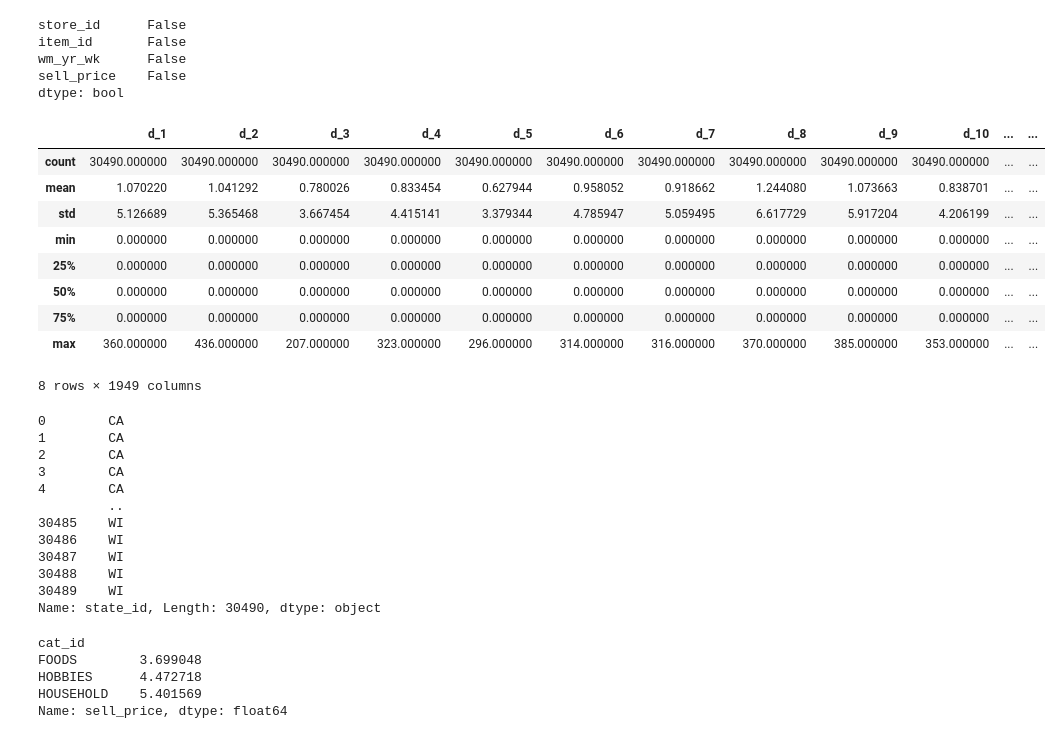
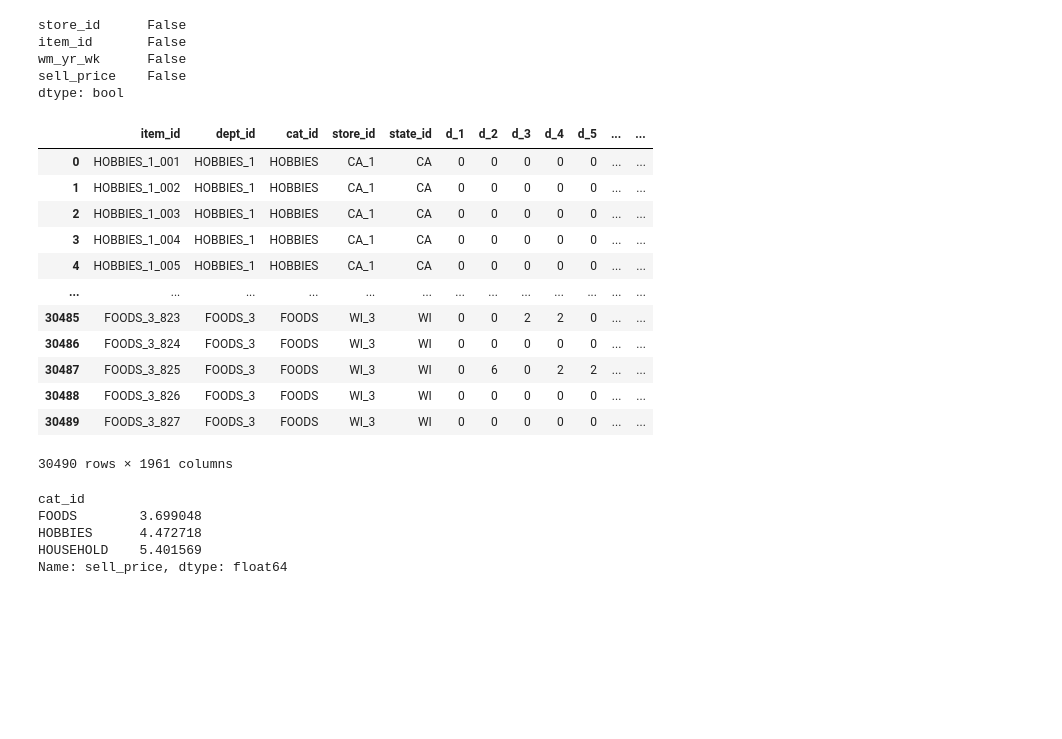
Before and after one commit to janiceivana/DS_05, a Jupyter notebook: New Data Analysis.ipynb, the cells around one changed output. Saved outputs shown, nothing was run; the diff lists cells and outputs as text; code cells hidden in the pictures; blank space fills up the shorter version.

```diff
--- a/New Data Analysis.ipynb
+++ b/New Data Analysis.ipynb
@@ -253,37 +258,25 @@ dtype: bool
 # %%
-sales_cols = ['item_id', 'store_id','state_id','cat_id','dept_id'] + [f'd_{i}' for i in range(1, 1942)]
+sales_cols = ['item_id', 'dept_id','cat_id','store_id','state_id'] + [f'd_{i}' for i in range(1, 1942)]
 # %%
 merged_data = pd.concat([evaluation[sales_cols], calendar], axis=1)
 # %%
-merged_data = pd.merge(merged_data, prices, how='left', on=['store_id', 'item_id', 'wm_yr_wk'])
+merged_data = pd.merge(merged_data, prices, how='left', on=['item_id','store_id','wm_yr_wk'])
 # %%
-merged_data.describe()
+merged_data
 # %% [output]
-|  | d_1 | d_2 | d_3 | d_4 | d_5 | d_6 | d_7 | d_8 | d_9 | d_10 | ... | ... |
-| count | 30490.000000 | 30490.000000 | 30490.000000 | 30490.000000 | 30490.000000 | 30490.000000 | 30490.000000 | 30490.000000 | 30490.000000 | 30490.000000 | ... | ... |
-| mean | 1.070220 | 1.041292 | 0.780026 | 0.833454 | 0.627944 | 0.958052 | 0.918662 | 1.244080 | 1.073663 | 0.838701 | ... | ... |
-| std | 5.126689 | 5.365468 | 3.667454 | 4.415141 | 3.379344 | 4.785947 | 5.059495 | 6.617729 | 5.917204 | 4.206199 | ... | ... |
-| min | 0.000000 | 0.000000 | 0.000000 | 0.000000 | 0.000000 | 0.000000 | 0.000000 | 0.000000 | 0.000000 | 0.000000 | ... | ... |
-| 25% | 0.000000 | 0.000000 | 0.000000 | 0.000000 | 0.000000 | 0.000000 | 0.000000 | 0.000000 | 0.000000 | 0.000000 | ... | ... |
-| 50% | 0.000000 | 0.000000 | 0.000000 | 0.000000 | 0.000000 | 0.000000 | 0.000000 | 0.000000 | 0.000000 | 0.000000 | ... | ... |
-| 75% | 0.000000 | 0.000000 | 0.000000 | 0.000000 | 0.000000 | 0.000000 | 0.000000 | 0.000000 | 0.000000 | 0.000000 | ... | ... |
-| max | 360.000000 | 436.000000 | 207.000000 | 323.000000 | 296.000000 | 314.000000 | 316.000000 | 370.000000 | 385.000000 | 353.000000 | ... | ... |
+|  | item_id | dept_id | cat_id | store_id | state_id | d_1 | d_2 | d_3 | d_4 | d_5 | ... | ... |
+| 0 | HOBBIES_1_001 | HOBBIES_1 | HOBBIES | CA_1 | CA | 0 | 0 | 0 | 0 | 0 | ... | ... |
+| 1 | HOBBIES_1_002 | HOBBIES_1 | HOBBIES | CA_1 | CA | 0 | 0 | 0 | 0 | 0 | ... | ... |
+| 2 | HOBBIES_1_003 | HOBBIES_1 | HOBBIES | CA_1 | CA | 0 | 0 | 0 | 0 | 0 | ... | ... |
+| 3 | HOBBIES_1_004 | HOBBIES_1 | HOBBIES | CA_1 | CA | 0 | 0 | 0 | 0 | 0 | ... | ... |
+| 4 | HOBBIES_1_005 | HOBBIES_1 | HOBBIES | CA_1 | CA | 0 | 0 | 0 | 0 | 0 | ... | ... |
+| ... | ... | ... | ... | ... | ... | ... | ... | ... | ... | ... | ... | ... |
+| 30485 | FOODS_3_823 | FOODS_3 | FOODS | WI_3 | WI | 0 | 0 | 2 | 2 | 0 | ... | ... |
+| 30486 | FOODS_3_824 | FOODS_3 | FOODS | WI_3 | WI | 0 | 0 | 0 | 0 | 0 | ... | ... |
+| 30487 | FOODS_3_825 | FOODS_3 | FOODS | WI_3 | WI | 0 | 6 | 0 | 2 | 2 | ... | ... |
+| 30488 | FOODS_3_826 | FOODS_3 | FOODS | WI_3 | WI | 0 | 0 | 0 | 0 | 0 | ... | ... |
+| 30489 | FOODS_3_827 | FOODS_3 | FOODS | WI_3 | WI | 0 | 0 | 0 | 0 | 0 | ... | ... |
-8 rows × 1949 columns
+30490 rows × 1961 columns
-# %%
-merged_data['state_id']
-# %% [output]
-0        CA
-1        CA
-2        CA
-3        CA
-4        CA
-         ..
-30485    WI
-30486    WI
-30487    WI
-30488    WI
-30489    WI
-Name: state_id, Length: 30490, dtype: object
 # %%
 category_prices = merged_data.groupby("cat_id")["sell_price"].mean()
 # %%
```
Also changed, not shown: parts of 40 cells of this notebook.
